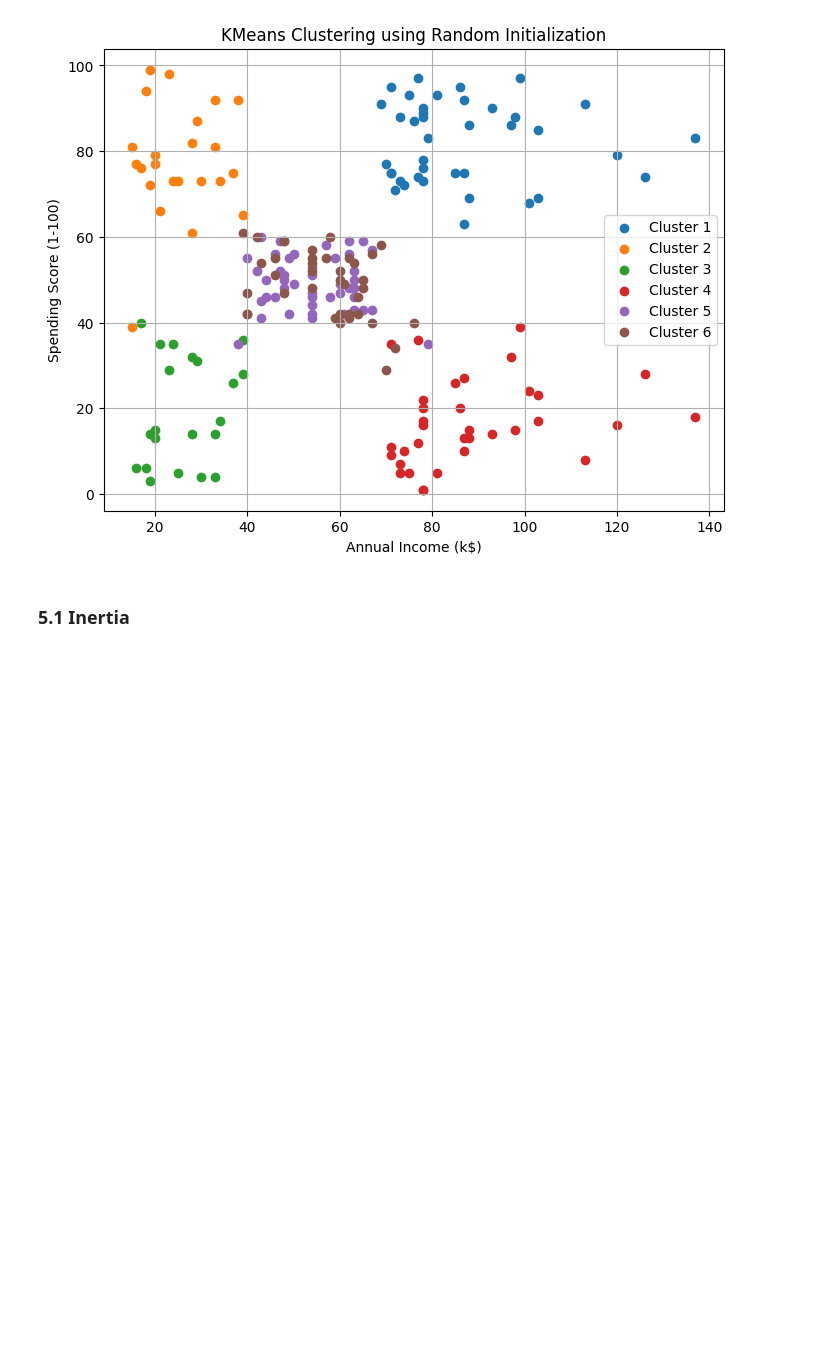
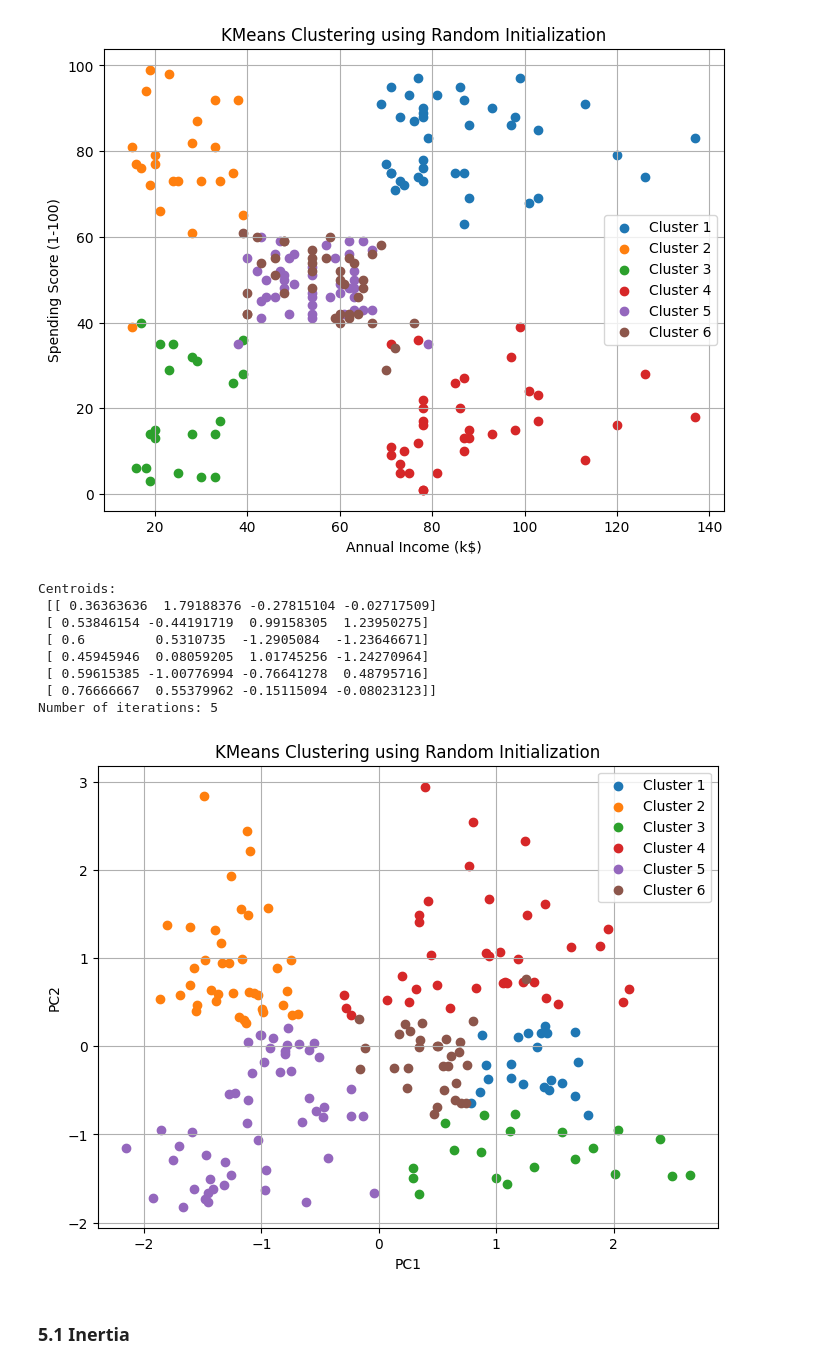
Before and after one commit to dany237/CLUSTERING-MALL-DATA, a Jupyter notebook: kmeans_clustering_student_notebook_.ipynb, the cells around one changed output. Saved outputs shown, nothing was run; the diff lists cells and outputs as text; code cells hidden in the pictures; blank space fills up the shorter version.

```diff
--- a/kmeans_clustering_student_notebook_.ipynb
+++ b/kmeans_clustering_student_notebook_.ipynb
@@ -260,6 +261,40 @@ plt.grid(True)
 plt.show()
 # %% [output]
 [figure]
+# %%
+##PCA with Kmeans
+pca = PCA(n_components=2)
+X_pca = pca.fit_transform(X_scale[:, 1:])
+
+k=6
+kmeans = myKMeans(n_clusters=k, random_state=42)
+kmeans.fit(X_scale)
+df['Cluster'] = kmeans.labels_
+print("Centroids:\n", kmeans.cluster_centers_)
+print("Number of iterations:", kmeans.n_iter_)
+
+plt.figure(figsize=(8, 6))
+for i in range(kmeans.n_clusters):
+    cluster_points = X_pca[df['Cluster'] == i]
+    plt.scatter(cluster_points[:,0],
+                cluster_points[:,1],
+                label=f'Cluster {i+1}')
+plt.xlabel('PC1')
+plt.ylabel('PC2')
+plt.title('KMeans Clustering using Random Initialization')
+plt.legend()
+plt.grid(True)
+plt.show()
+# %% [output]
+Centroids:
+ [[ 0.36363636  1.79188376 -0.27815104 -0.02717509]
+ [ 0.53846154 -0.44191719  0.99158305  1.23950275]
+ [ 0.6         0.5310735  -1.2905084  -1.23646671]
+ [ 0.45945946  0.08059205  1.01745256 -1.24270964]
+ [ 0.59615385 -1.00776994 -0.76641278  0.48795716]
+ [ 0.76666667  0.55379962 -0.15115094 -0.08023123]]
+Number of iterations: 5
+[figure, added]
 # %% [markdown]
 ### 5.1 Inertia
 # %%
```
Also changed, not shown: parts of 4 cells of this notebook.
